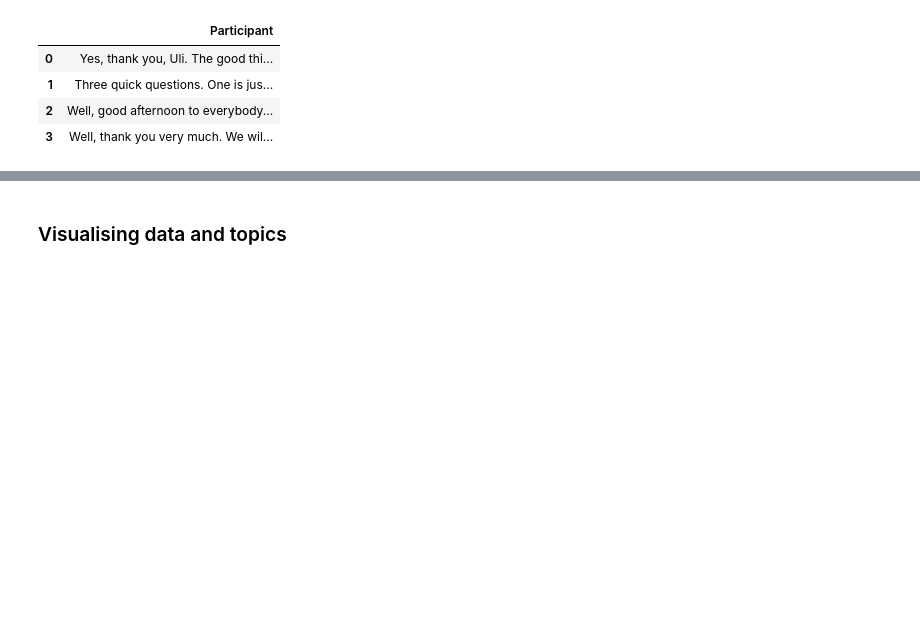
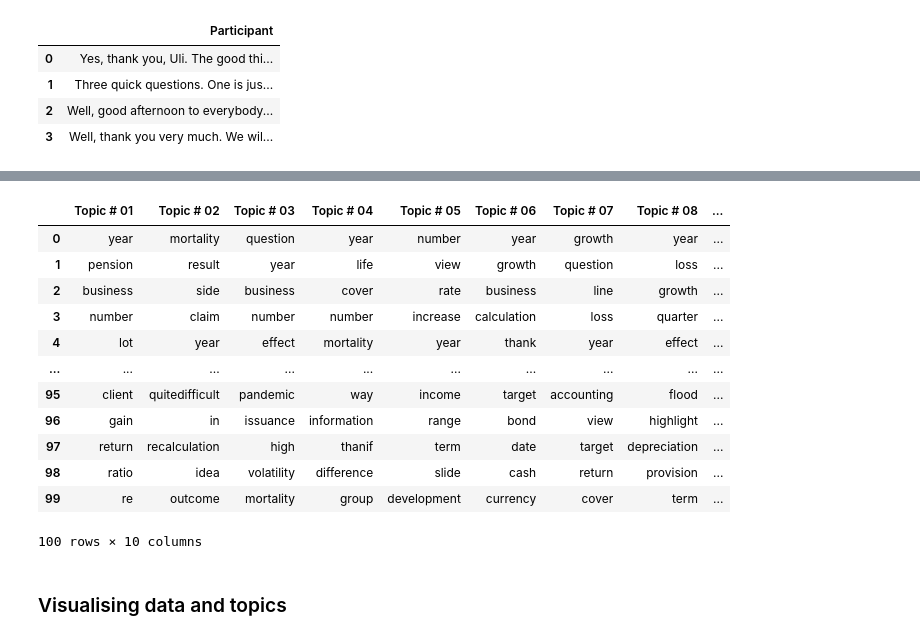
Before and after one commit to BoE-ARP-Bayes-MSc-BA/topic_modelling, a Jupyter notebook: tm_1.ipynb, the cells around one changed output, grey strips where cells are left out. Saved outputs shown, nothing was run; the diff lists cells and outputs as text; code cells hidden in the pictures; blank space fills up the shorter version.

```diff
--- a/tm_1.ipynb
+++ b/tm_1.ipynb
@@ -38,11 +56,11 @@ data
 # %%
-def lemmatization(texts, allowed_postags=["NOUN", "ADJ", "VERB", "ADV"]):
+def lemmatization(texts, allowed_postags=["NOUN"]):
     nlp = spacy.load("en_core_web_sm", disable=["parser", "ner"])
     texts_out = []
 
-    for row in range(len(data)):
+    for row in range(len(data_tim)):
         for text in texts:
-            doc = nlp(data.loc[row,"Participant"])
+            doc = nlp(data_tim.loc[row,"text"])
 
         new_text = []
         for token in doc:
@@ -52,6 +70,7 @@ def lemmatization(texts, allowed_postags=["NOUN", "ADJ", "VERB", "ADV"]):
         texts_out.append(final)
     return (texts_out)
 
-lemmatized_texts = lemmatization(data)
-lemmatized_texts[0]
+lemmatized_texts = lemmatization(data_tim)
+#lemmatized_texts[0]
+lemmatized_texts
 # %% [output]
@@ -87,9 +122,17 @@ absolute
 # %%
 lda_model = gensim.models.ldamodel.LdaModel(corpus=corpus,
                                            id2word=id2word,
-                                           num_topics=5,
+                                           num_topics=10,
                                            random_state=100,
                                            update_every=1,
                                            chunksize=100,
                                            passes=10,
                                            alpha="auto")
+# %%
+#LDA topic modeling
+def get_lda_topics(model, num_topics):
+    word_dict = {};
+    for i in range(num_topics):
+        words = model.show_topic(i, topn = 100);
+        word_dict['Topic # ' + '{:02d}'.format(i+1)] = [i[0] for i in words];
+    return pd.DataFrame(word_dict);
@@ -96,3 +180,21 @@ lda_model = gensim.models.ldamodel.LdaModel(corpus=corpus,
+# %%
+topic_df = get_lda_topics(lda_model, 10)
+# %%
+topic_df
+# %% [output]
+|  | Topic # 01 | Topic # 02 | Topic # 03 | Topic # 04 | Topic # 05 | Topic # 06 | Topic # 07 | Topic # 08 | ... |
+| 0 | year | mortality | question | year | number | year | growth | year | ... |
+| 1 | pension | result | year | life | view | growth | question | loss | ... |
+| 2 | business | side | business | cover | rate | business | line | growth | ... |
+| 3 | number | claim | number | number | increase | calculation | loss | quarter | ... |
+| 4 | lot | year | effect | mortality | year | thank | year | effect | ... |
+| ... | ... | ... | ... | ... | ... | ... | ... | ... | ... |
+| 95 | client | quitedifficult | pandemic | way | income | target | accounting | flood | ... |
+| 96 | gain | in | issuance | information | range | bond | view | highlight | ... |
+| 97 | return | recalculation | high | thanif | term | date | target | depreciation | ... |
+| 98 | ratio | idea | volatility | difference | slide | cash | return | provision | ... |
+| 99 | re | outcome | mortality | group | development | currency | cover | term | ... |
+100 rows × 10 columns
 # %% [markdown]
 ### Visualising data and topics
 # %%
```
Also changed, not shown: parts of 8 cells of this notebook.
